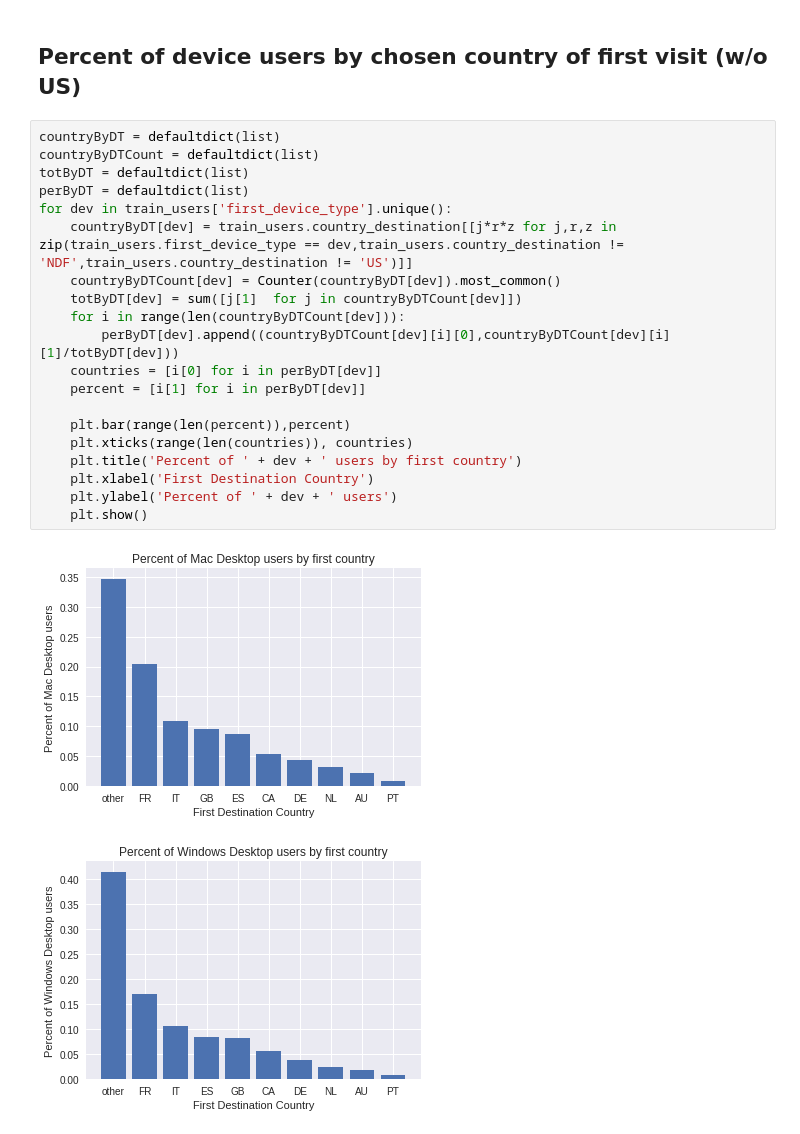
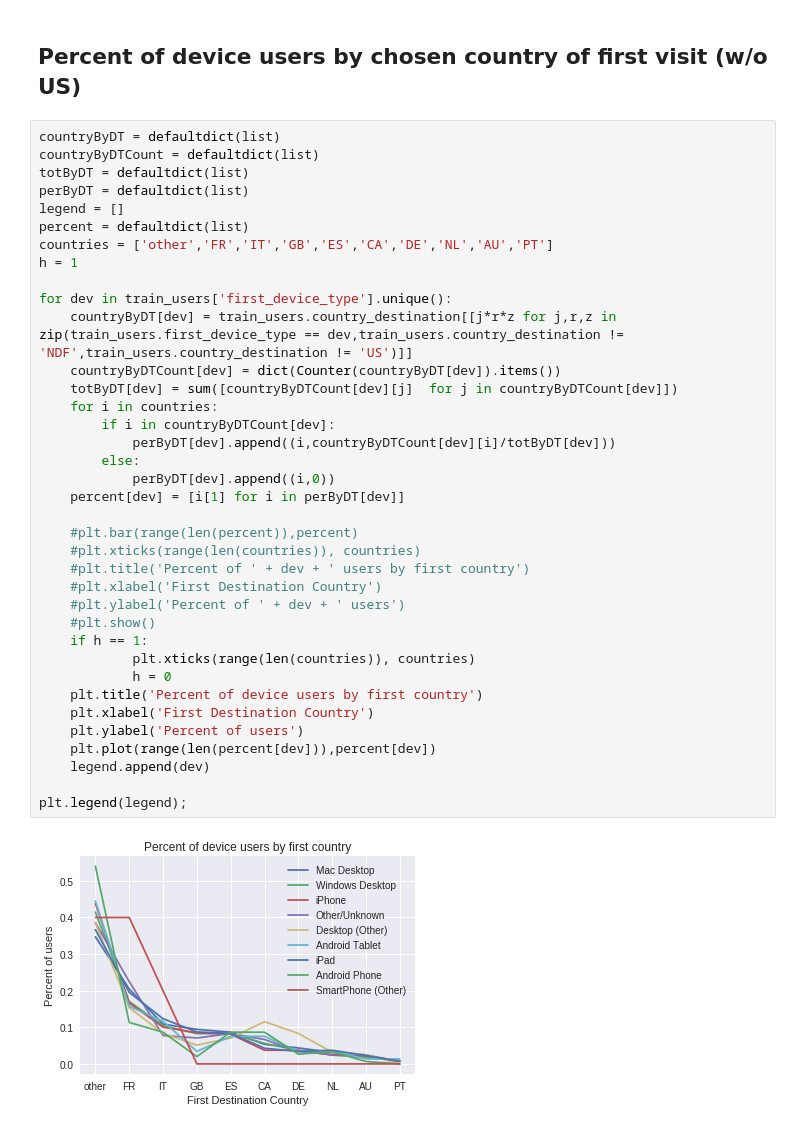
Before and after one commit to bhedayat/258-Assignment-2, a Jupyter notebook: DataExploration/DataExploration_Daniel.ipynb, the cells around one changed output. Cells and saved outputs as stored; diff of their text form.

```diff
--- a/DataExploration/DataExploration_Daniel.ipynb
+++ b/DataExploration/DataExploration_Daniel.ipynb
@@ -68,23 +76,39 @@ for dev in train_users['first_device_type'].unique():
 # %%
 countryByDT = defaultdict(list)
 countryByDTCount = defaultdict(list)
 totByDT = defaultdict(list)
 perByDT = defaultdict(list)
+legend = []
+percent = defaultdict(list)
+countries = ['other','FR','IT','GB','ES','CA','DE','NL','AU','PT']
+h = 1
+
 for dev in train_users['first_device_type'].unique():
     countryByDT[dev] = train_users.country_destination[[j*r*z for j,r,z in zip(train_users.first_device_type == dev,train_users.country_destination != 'NDF',train_users.country_destination != 'US')]]
-    countryByDTCount[dev] = Counter(countryByDT[dev]).most_common()
-    totByDT[dev] = sum([j[1]  for j in countryByDTCount[dev]])
-    for i in range(len(countryByDTCount[dev])):
-        perByDT[dev].append((countryByDTCount[dev][i][0],countryByDTCount[dev][i][1]/totByDT[dev]))
-    countries = [i[0] for i in perByDT[dev]]
-    percent = [i[1] for i in perByDT[dev]]
+    countryByDTCount[dev] = dict(Counter(countryByDT[dev]).items())
+    totByDT[dev] = sum([countryByDTCount[dev][j]  for j in countryByDTCount[dev]])
+    for i in countries:
+        if i in countryByDTCount[dev]:
+            perByDT[dev].append((i,countryByDTCount[dev][i]/totByDT[dev]))
+        else:
+            perByDT[dev].append((i,0))
+    percent[dev] = [i[1] for i in perByDT[dev]]
 
-    plt.bar(range(len(percent)),percent)
-    plt.xticks(range(len(countries)), countries)
-    plt.title('Percent of ' + dev + ' users by first country')
+    #plt.bar(range(len(percent)),percent)
+    #plt.xticks(range(len(countries)), countries)
+    #plt.title('Percent of ' + dev + ' users by first country')
+    #plt.xlabel('First Destination Country')
+    #plt.ylabel('Percent of ' + dev + ' users')
+    #plt.show()
+    if h == 1:
+            plt.xticks(range(len(countries)), countries)
+            h = 0
+    plt.title('Percent of device users by first country')
     plt.xlabel('First Destination Country')
-    plt.ylabel('Percent of ' + dev + ' users')
-    plt.show()
+    plt.ylabel('Percent of users')
+    plt.plot(range(len(percent[dev])),percent[dev])
+    legend.append(dev)
+
+plt.legend(legend);
 # %% [output]
-[figure, old version]
+[figure, new version]
-[figure, removed]
```
Also changed, not shown: parts of 7 cells of this notebook, 1 other file.
